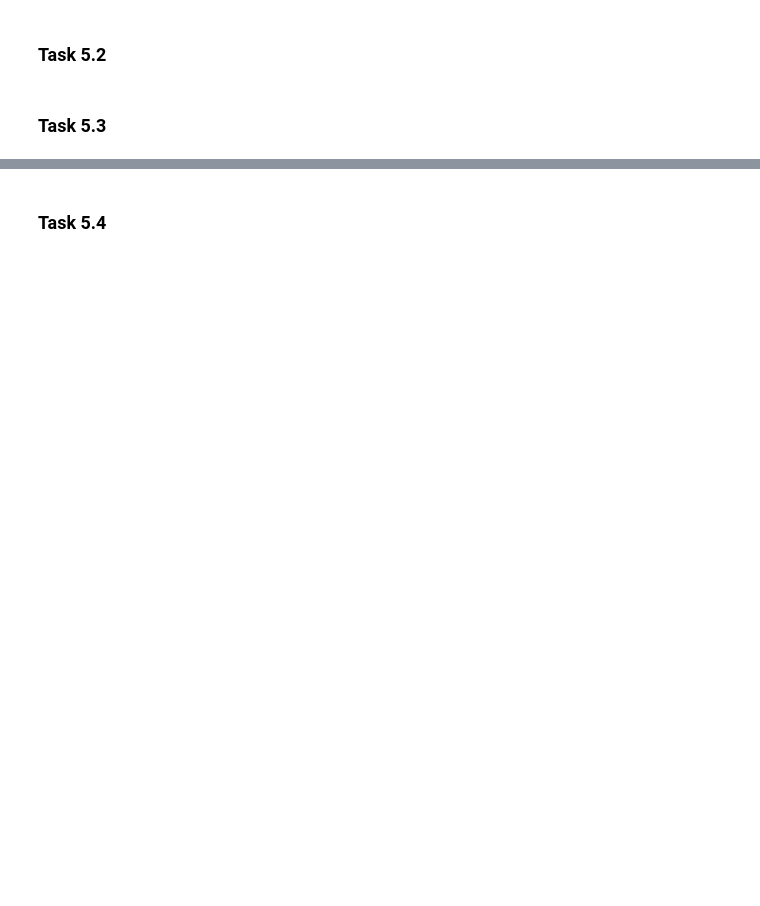
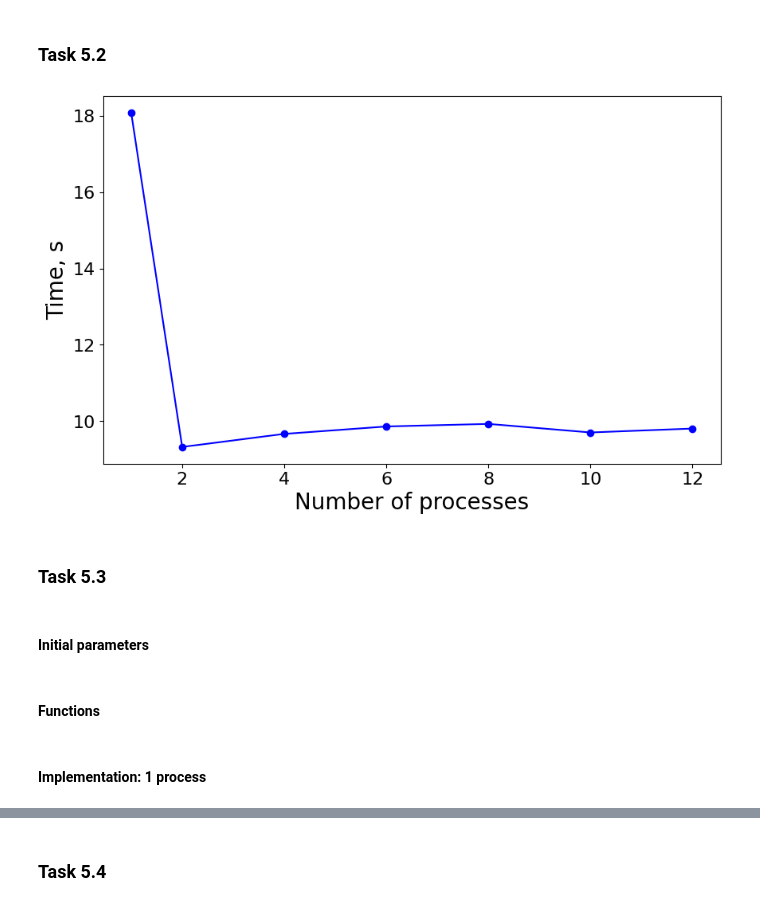
Before and after one commit to hasaki77/hppl, a Jupyter notebook: HW_5_Parallel_bifurcation_and_spectrogram.ipynb, the cells around one changed output, grey strips where cells are left out. Saved outputs shown, nothing was run; the diff lists cells and outputs as text; code cells hidden in the pictures; blank space fills up the shorter version.

```diff
--- a/HW_5_Parallel_bifurcation_and_spectrogram.ipynb
+++ b/HW_5_Parallel_bifurcation_and_spectrogram.ipynb
@@ -119,4 +97,27 @@ plt.show()
 # %% [markdown]
 ### Task 5.2
+# %%
+def pool_procs(func, procs, iterable_params):
+    with Pool(processes=procs) as pool:
+        pool.map(func=func, iterable=iterable_params)
+# %%
+num_procs = np.zeros(7, dtype=np.int16)
+num_procs[0] = int(1)
+num_procs[1:] = np.arange(2, 13, 2)
+exec_time = np.zeros(len(num_procs))
+for i, procs in enumerate(num_procs):
+    exec_time[i] = timeit.timeit(lambda: pool_procs(parallel_bifurcation_map, procs, r_params), number=1)
+# %%
+plt.figure(figsize=(10, 6))
+plt.plot(num_procs, exec_time, marker='o', color='blue')
+plt.xlabel('Number of processes', fontsize=20)
+plt.xticks(fontsize=16)
+plt.ylabel('Time, s', fontsize=20)
+plt.yticks(fontsize=16)
+plt.show()
+# %% [output]
+[figure, added]
 # %% [markdown]
 ### Task 5.3
+# %% [markdown]
+#### Initial parameters
@@ -123,3 +134,5 @@ plt.show()
+# %% [markdown]
+#### Functions
 # %%
 def specsgram(nwindowstep, window_width: int=25):
     global t, step, signal
@@ -192,0 +160,2 @@ for i in range(nwindowsteps):
+# %% [markdown]
+#### Implementation: 1 process
```
Also changed, not shown: parts of 30 cells of this notebook.
